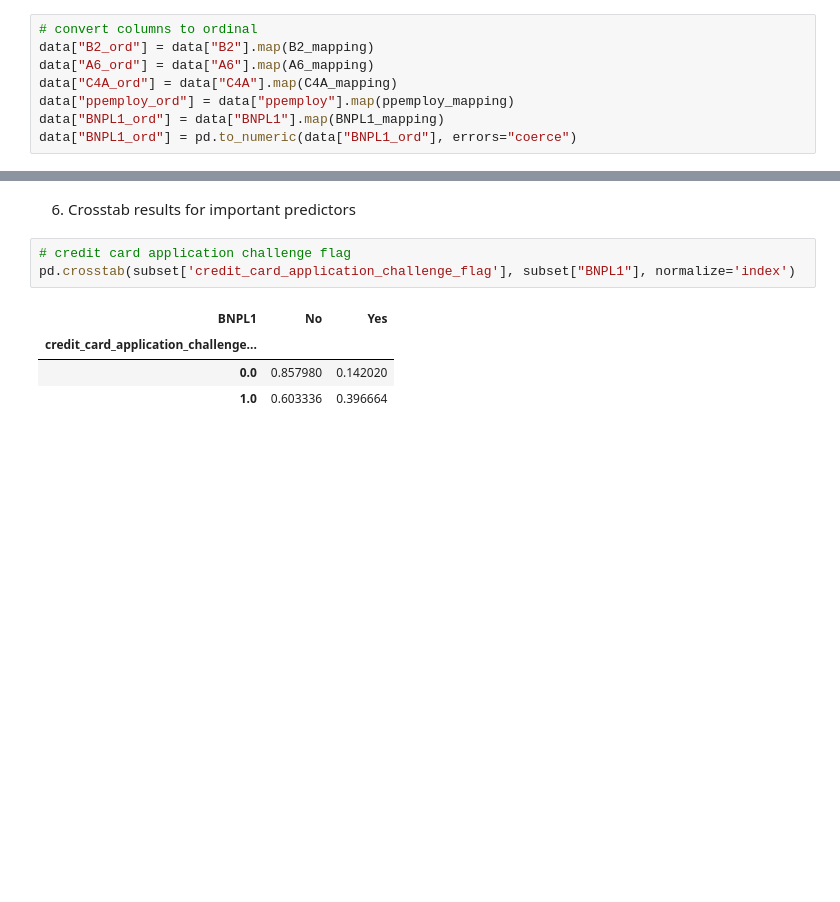
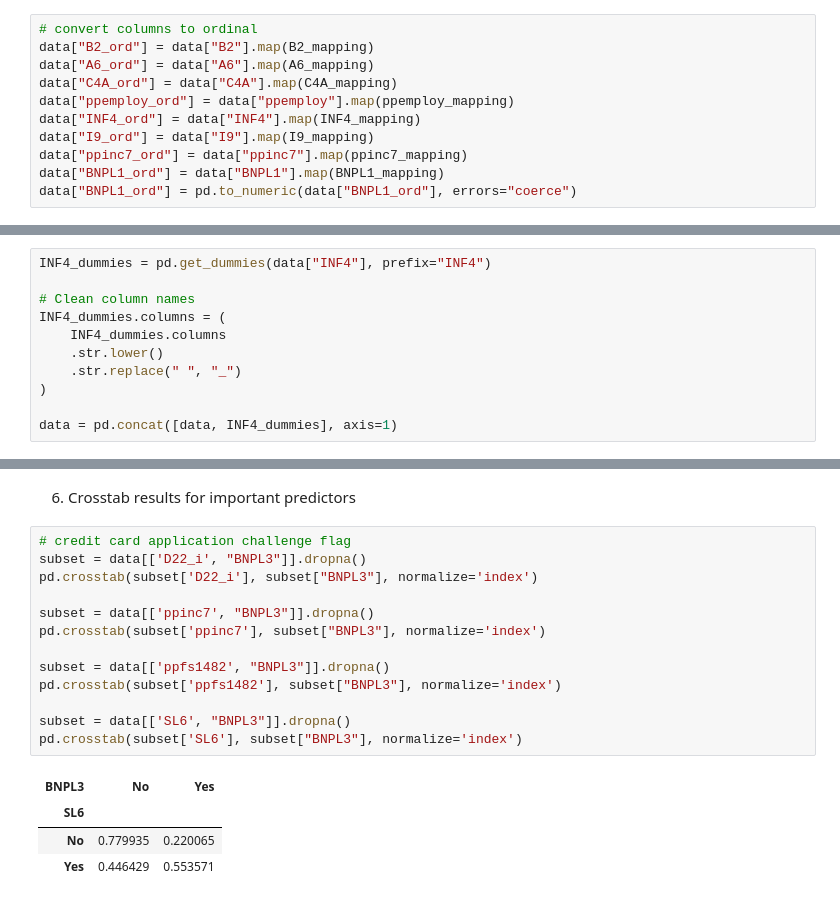
Before and after one commit to mw1296/DSAN5300, a Jupyter notebook: dsan5300_group1_final_project/code.ipynb, the cells around one changed output, grey strips where cells are left out. Cells and saved outputs as stored; diff of their text form; blank space fills up the shorter version.

```diff
--- a/dsan5300_group1_final_project/code.ipynb
+++ b/dsan5300_group1_final_project/code.ipynb
@@ -61,6 +81,9 @@ data["B2_ord"] = data["B2"].map(B2_mapping)
 data["A6_ord"] = data["A6"].map(A6_mapping)
 data["C4A_ord"] = data["C4A"].map(C4A_mapping)
 data["ppemploy_ord"] = data["ppemploy"].map(ppemploy_mapping)
+data["INF4_ord"] = data["INF4"].map(INF4_mapping)
+data["I9_ord"] = data["I9"].map(I9_mapping)
+data["ppinc7_ord"] = data["ppinc7"].map(ppinc7_mapping)
 data["BNPL1_ord"] = data["BNPL1"].map(BNPL1_mapping)
 data["BNPL1_ord"] = pd.to_numeric(data["BNPL1_ord"], errors="coerce")
 # %%
@@ -118,3 +150,14 @@ data = pd.concat([data, B2_dummies], axis=1)
 | 1 | Living comfortably | False |
 | 6 | Just getting by | False |
 | 12 | Finding it difficult to get by | False |
+# %%
+INF4_dummies = pd.get_dummies(data["INF4"], prefix="INF4")
+
+# Clean column names
+INF4_dummies.columns = (
+    INF4_dummies.columns
+    .str.lower()
+    .str.replace(" ", "_")
+)
+
+data = pd.concat([data, INF4_dummies], axis=1)
@@ -299,9 +433,19 @@ results_df = pd.DataFrame(results)
 6. Crosstab results for important predictors
 # %%
 # credit card application challenge flag
-pd.crosstab(subset['credit_card_application_challenge_flag'], subset["BNPL1"], normalize='index')
+subset = data[['D22_i', "BNPL3"]].dropna()
+pd.crosstab(subset['D22_i'], subset["BNPL3"], normalize='index')
+
+subset = data[['ppinc7', "BNPL3"]].dropna()
+pd.crosstab(subset['ppinc7'], subset["BNPL3"], normalize='index')
+
+subset = data[['ppfs1482', "BNPL3"]].dropna()
+pd.crosstab(subset['ppfs1482'], subset["BNPL3"], normalize='index')
+
+subset = data[['SL6', "BNPL3"]].dropna()
+pd.crosstab(subset['SL6'], subset["BNPL3"], normalize='index')
 # %% [output]
-| BNPL1 | No | Yes |
-| credit_card_application_challenge... |  |  |
-| 0.0 | 0.857980 | 0.142020 |
-| 1.0 | 0.603336 | 0.396664 |
+| BNPL3 | No | Yes |
+| SL6 |  |  |
+| No | 0.779935 | 0.220065 |
+| Yes | 0.446429 | 0.553571 |
```
Also changed, not shown: parts of 8 cells of this notebook, 13 other files.
